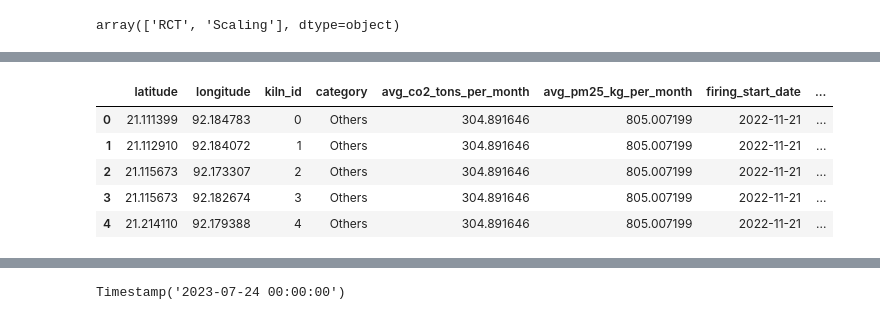
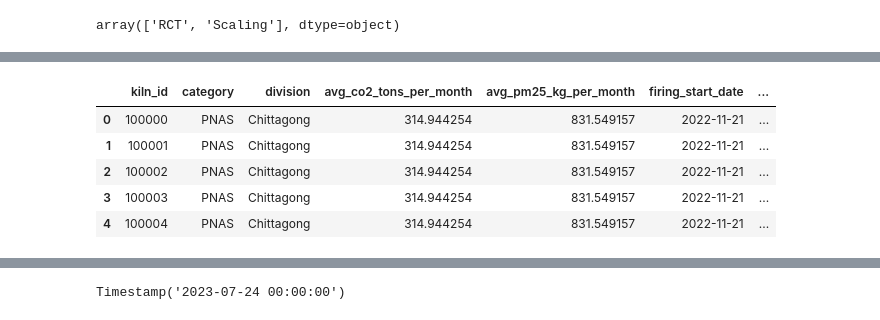
Before and after one commit to ayako-kawano/brick_kiln_emission, a Jupyter notebook: 01_clean_emission_data_v2.ipynb, the cells around one changed output, grey strips where cells are left out. Drawn from its saved outputs; the diff is of its cells as text; code cells hidden in the pictures.

```diff
--- a/01_clean_emission_data_v2.ipynb
+++ b/01_clean_emission_data_v2.ipynb
@@ -70,4 +141,0 @@ df.head()
-# %%
-emi = pd.read_csv(os.path.join(path, "rct_emissions_data.csv"))
-print(emi['kiln_district'].unique())
-emi.head()
@@ -268,0 +234,7 @@ array(['gazipur', 'tangail', 'dhaka', 'manikganj'], dtype=object)
+# %%
+# Match with location datae - RCT
+
+emissions_RCT = emissions[emissions['category']=='RCT']
+emissions_else = emissions[emissions['category']!='RCT']
+emissions_data = pd.merge(emissions_RCT.drop(columns = ['latitude','longitude']), RCT_kilns[['kiln_id']].copy(), on = ['kiln_id'], how = 'left')
+emissions_data.head()
@@ -305,7 +258,0 @@ array(['RCT', 'Scaling'], dtype=object)
-# %%
-# Match with location datae
-
-emissions_RCT = emissions[emissions['category']=='RCT']
-emissions_else = emissions[emissions['category']!='RCT']
-emissions_data = pd.merge(emissions_RCT.drop(columns = ['latitude','longitude']), df[['kiln_id','latitude','longitude']].copy(), on = ['kiln_id'], how = 'left')
-emissions_data.head()
@@ -370,6 +273,7 @@ emissions_gdf = gpd.GeoDataFrame(emissions_df, geometry=geometry, crs = 4326)
 emissions_gdf = emissions_gdf.to_crs(7755)
 
 # 1. Ensure both GeoDataFrames have the same CRS
+location_gdf = PNAS_kilns.copy().rename(columns = {'kiln_id':'id'})
 emissions_gdf = emissions_gdf.to_crs(location_gdf.crs)
 
 # Create a buffer around each kiln location (if not already done)
@@ -469,18 +357,17 @@ emissions_gdf[emissions_gdf['category']=='Scaling']
 # %%
-fin_gdf = pd.concat([location_merged, emissions_gdf])
+fin_gdf = pd.concat([location_merged, emissions_df])
 fin_df = fin_gdf.drop(columns = ['season_days', 'geometry','avg_co2_tons_per_day','avg_pm25_kg_per_day'])
 fin_df['firing_start_date'] = pd.to_datetime(fin_df['firing_start_date'])
 fin_df['firing_end_date'] = pd.to_datetime(fin_df['firing_end_date'])
 
-fin_df = fin_df[fin_df['latitude'].notna()]
 fin_df.head()
 # %% [output]
-|  | latitude | longitude | kiln_id | category | avg_co2_tons_per_month | avg_pm25_kg_per_month | firing_start_date | ... |
-| 0 | 21.111399 | 92.184783 | 0 | Others | 304.891646 | 805.007199 | 2022-11-21 | ... |
-| 1 | 21.112910 | 92.184072 | 1 | Others | 304.891646 | 805.007199 | 2022-11-21 | ... |
-| 2 | 21.115673 | 92.173307 | 2 | Others | 304.891646 | 805.007199 | 2022-11-21 | ... |
-| 3 | 21.115673 | 92.182674 | 3 | Others | 304.891646 | 805.007199 | 2022-11-21 | ... |
-| 4 | 21.214110 | 92.179388 | 4 | Others | 304.891646 | 805.007199 | 2022-11-21 | ... |
+|  | kiln_id | category | division | avg_co2_tons_per_month | avg_pm25_kg_per_month | firing_start_date | ... |
+| 0 | 100000 | PNAS | Chittagong | 314.944254 | 831.549157 | 2022-11-21 | ... |
+| 1 | 100001 | PNAS | Chittagong | 314.944254 | 831.549157 | 2022-11-21 | ... |
+| 2 | 100002 | PNAS | Chittagong | 314.944254 | 831.549157 | 2022-11-21 | ... |
+| 3 | 100003 | PNAS | Chittagong | 314.944254 | 831.549157 | 2022-11-21 | ... |
+| 4 | 100004 | PNAS | Chittagong | 314.944254 | 831.549157 | 2022-11-21 | ... |
 # %%
 fin_df['category'].unique()
 # %% [output]
```
Also changed, not shown: parts of 32 cells of this notebook.
